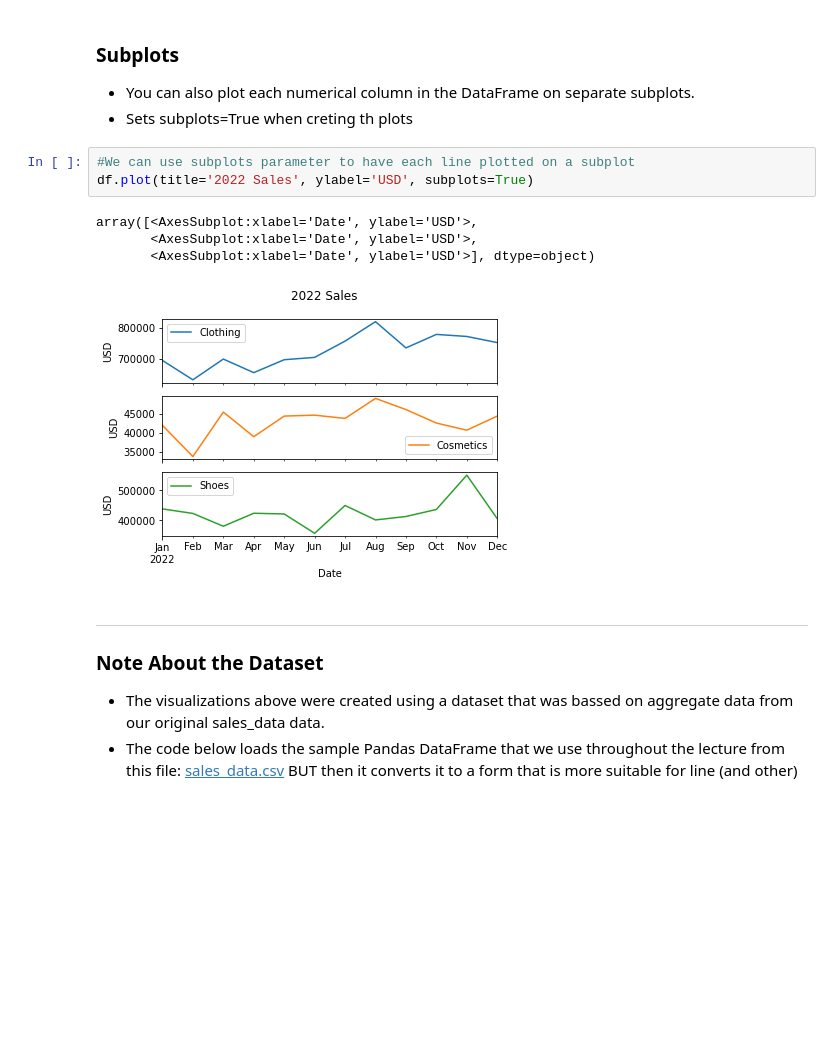
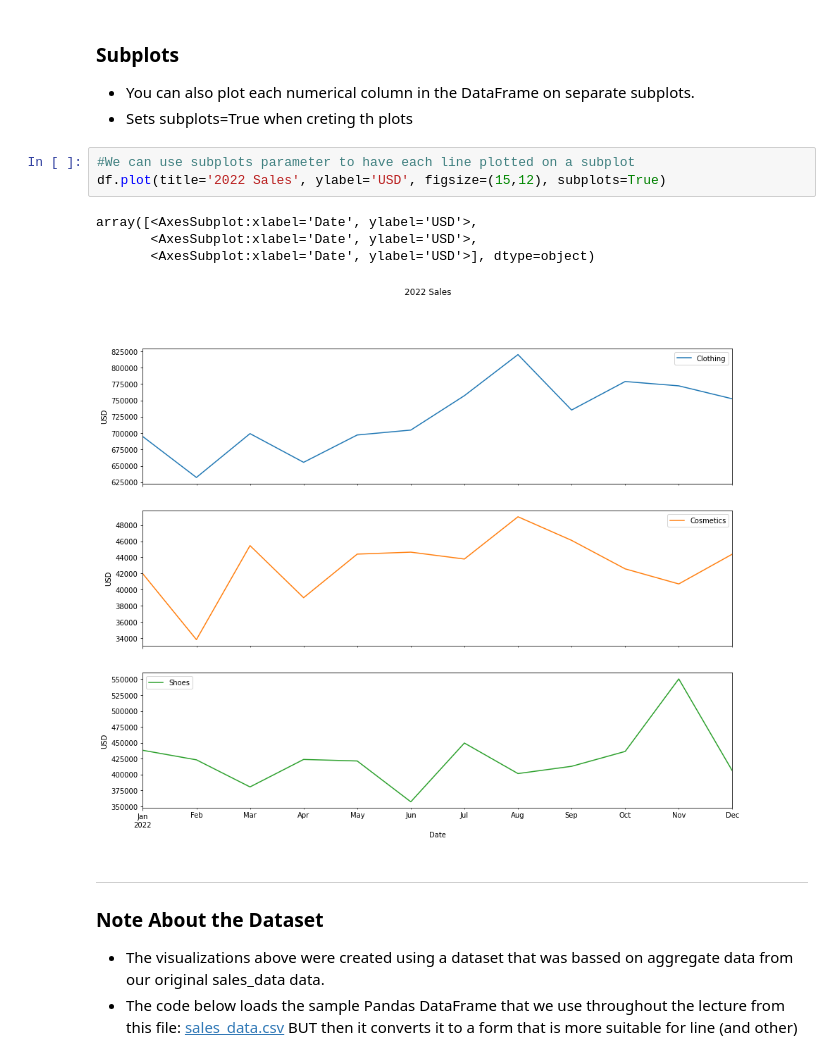
Before and after one commit to dgregg/Jupyter, a Jupyter notebook: Notebooks/Pandas Line Lecture.ipynb, the cells around one changed output. Cells and saved outputs as stored; diff of their text form; blank space fills up the shorter version.

```diff
--- a/Notebooks/Pandas Line Lecture.ipynb
+++ b/Notebooks/Pandas Line Lecture.ipynb
@@ -117,12 +117,12 @@ df.plot(y=["Shoes", "Cosmetics"], figsize=(15,12),
 </ul>
 # %%
 #We can use subplots parameter to have each line plotted on a subplot
-df.plot(title='2022 Sales', ylabel='USD', subplots=True)
+df.plot(title='2022 Sales', ylabel='USD', figsize=(15,12), subplots=True)
 # %% [output]
 array([<AxesSubplot:xlabel='Date', ylabel='USD'>,
        <AxesSubplot:xlabel='Date', ylabel='USD'>,
        <AxesSubplot:xlabel='Date', ylabel='USD'>], dtype=object)
-[figure, old version]
+[figure, new version]
 # %% [markdown]
 <hr>
 <h3>Note About the Dataset</h3>
```
